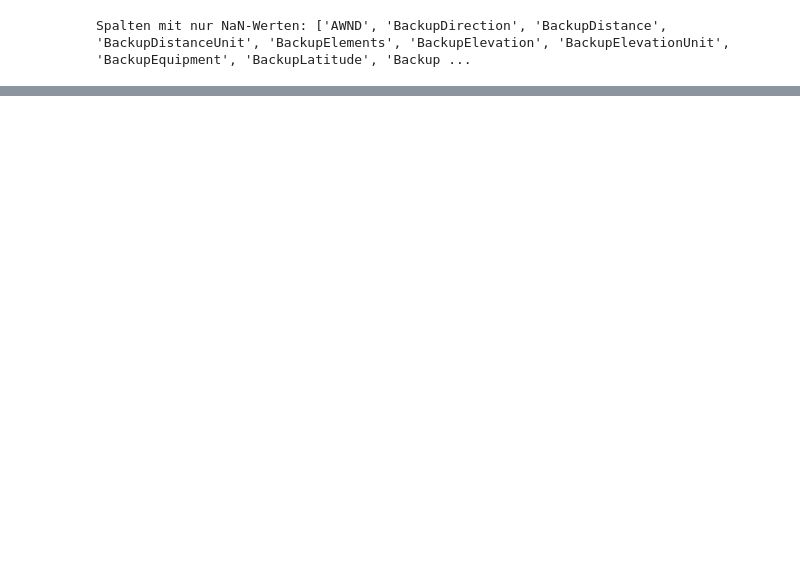
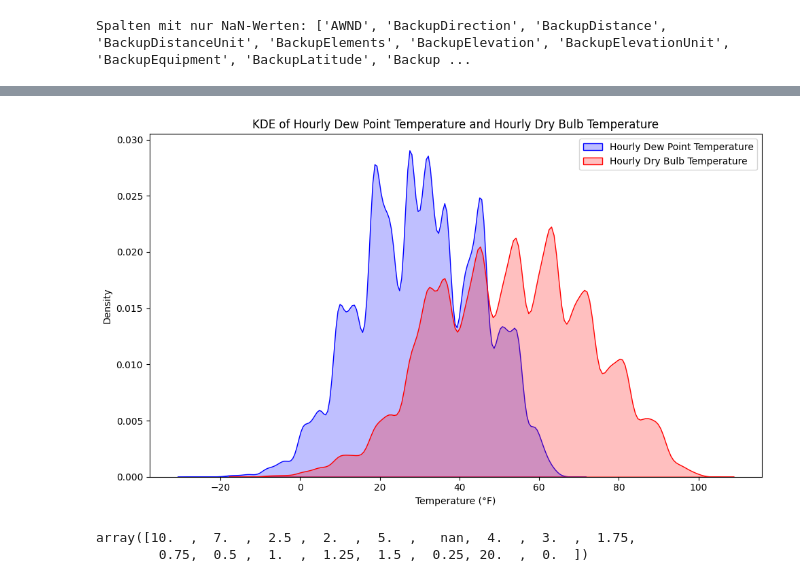
Before and after one commit to xbyjoex/PPP-Project, a Jupyter notebook: weather/EDA_Wetterdaten.ipynb, the cells around one changed output, grey strips where cells are left out. Cells and saved outputs as stored; diff of their text form; code cells hidden in the pictures; blank space fills up the shorter version.

Commit message:
new cleaned data ingested

```diff
--- a/weather/EDA_Wetterdaten.ipynb
+++ b/weather/EDA_Wetterdaten.ipynb
@@ -26,0 +69,41 @@ Spalten mit nur NaN-Werten: ['AWND', 'BackupDirection', 'BackupDistance', 'Backu
+# %%
+import seaborn as sns
+
+# CSV-Datei einlesen
+df = weather
+
+df['DATE'] = pd.to_datetime(df['DATE'])
+
+# Entfernen von Zeilen mit NaN-Werten in den relevanten Spalten
+df_clean = df.dropna(subset=['HourlyDewPointTemperature', 'HourlyDryBulbTemperature'])
+
+# Die relevanten Spalten auswählen
+df_plot = df_clean[['DATE', 'HourlyDewPointTemperature', 'HourlyDryBulbTemperature']]
+
+# Einen KDE-Plot erstellen
+plt.figure(figsize=(10, 6))
+
+# KDE für HourlyDewPointTemperature
+sns.kdeplot(df_plot['HourlyDewPointTemperature'], label='Hourly Dew Point Temperature', color='blue', fill=True)
+
+# KDE für HourlyDryBulbTemperature
+sns.kdeplot(df_plot['HourlyDryBulbTemperature'], label='Hourly Dry Bulb Temperature', color='red', fill=True)
+
+# Labels und Titel hinzufügen
+plt.xlabel('Temperature (°F)')
+plt.ylabel('Density')
+plt.title('KDE of Hourly Dew Point Temperature and Hourly Dry Bulb Temperature')
+
+# Legende anzeigen
+plt.legend()
+
+# Zeigen des Plots
+plt.tight_layout()
+plt.show()
+# %% [output]
+[figure, added]
+# %%
+weather["HourlyVisibility"].unique()
+# %% [output]
+array([10.  ,  7.  ,  2.5 ,  2.  ,  5.  ,   nan,  4.  ,  3.  ,  1.75,
+        0.75,  0.5 ,  1.  ,  1.25,  1.5 ,  0.25, 20.  ,  0.  ])
```
Also changed, not shown: parts of 2 cells of this notebook.
